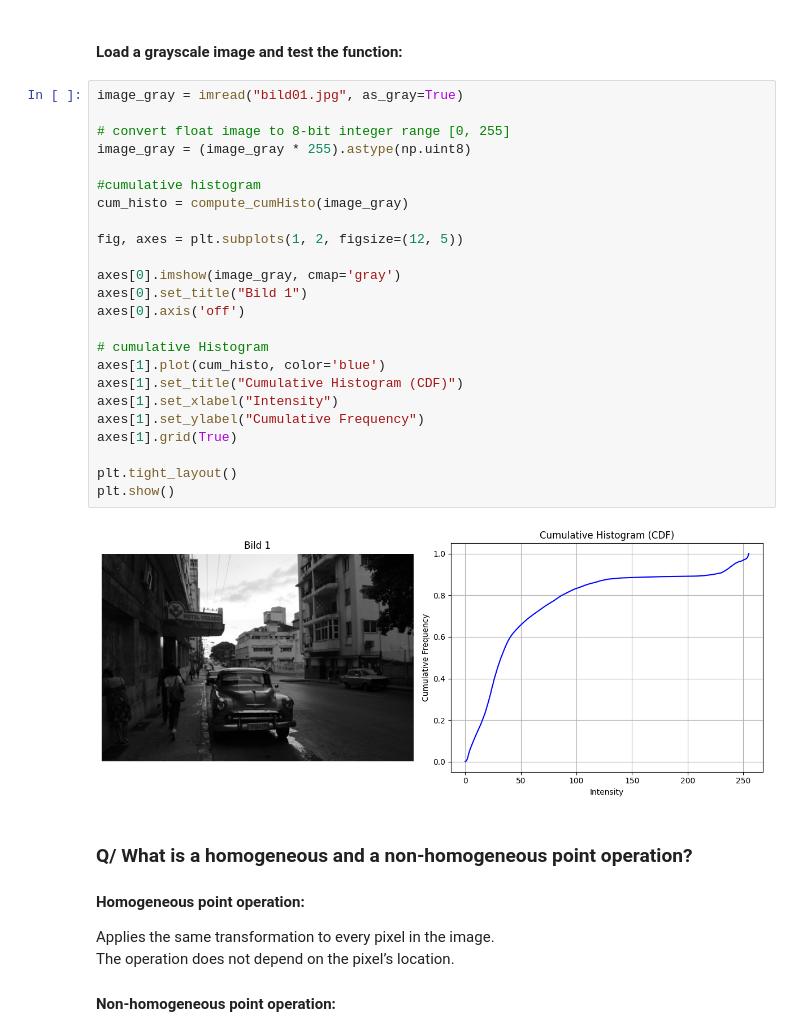
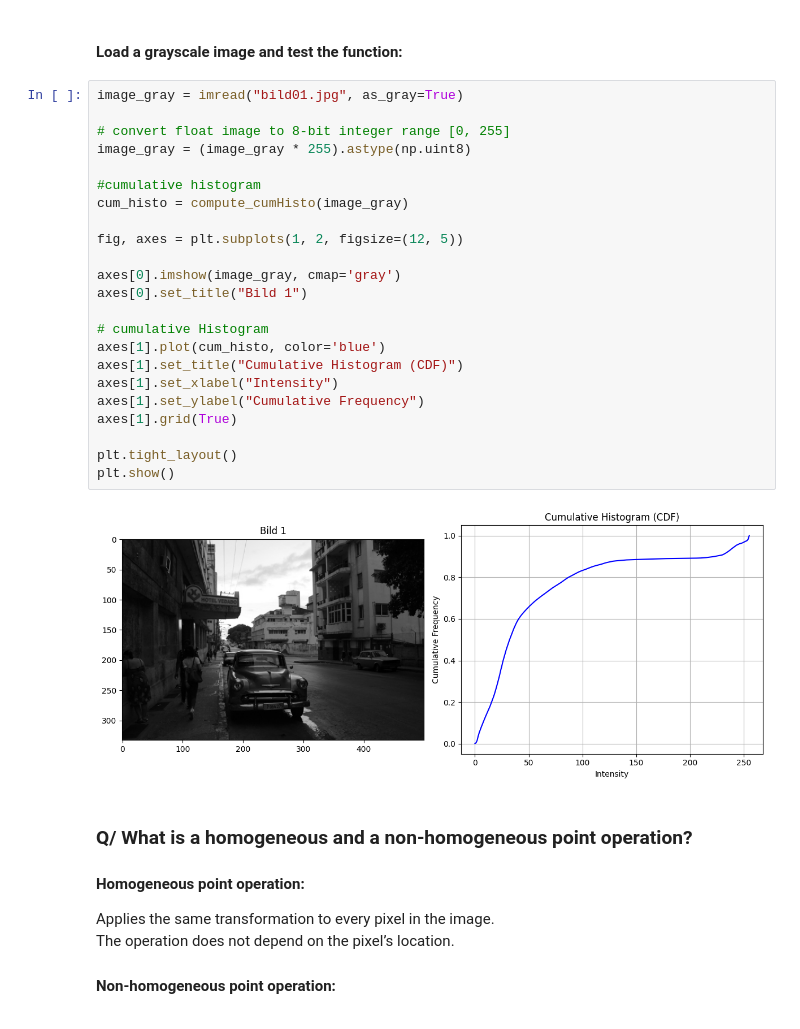
Before and after one commit to AhmedZ41/2DCV-Tasks, a Jupyter notebook: 2.Aufgabe/Aufgabe2.ipynb, the cells around one changed output. Saved outputs shown, nothing was run; the diff lists cells and outputs as text.

```diff
--- a/2.Aufgabe/Aufgabe2.ipynb
+++ b/2.Aufgabe/Aufgabe2.ipynb
@@ -68,29 +68,28 @@ def compute_cumHisto(image):
 # %%
 image_gray = imread("bild01.jpg", as_gray=True)
 
 # convert float image to 8-bit integer range [0, 255]
 image_gray = (image_gray * 255).astype(np.uint8)
 
 #cumulative histogram
 cum_histo = compute_cumHisto(image_gray)
 
 fig, axes = plt.subplots(1, 2, figsize=(12, 5))
 
 axes[0].imshow(image_gray, cmap='gray')
 axes[0].set_title("Bild 1")
-axes[0].axis('off')
 
 # cumulative Histogram
 axes[1].plot(cum_histo, color='blue')
 axes[1].set_title("Cumulative Histogram (CDF)")
 axes[1].set_xlabel("Intensity")
 axes[1].set_ylabel("Cumulative Frequency")
 axes[1].grid(True)
 
 plt.tight_layout()
 plt.show()
 # %% [output]
-[figure, old version]
+[figure, new version]
 # %% [markdown]
 ### Q/ What is a homogeneous and a non-homogeneous point operation? <br>
 #### Homogeneous point operation:
```
Also changed, not shown: parts of 13 cells of this notebook.
